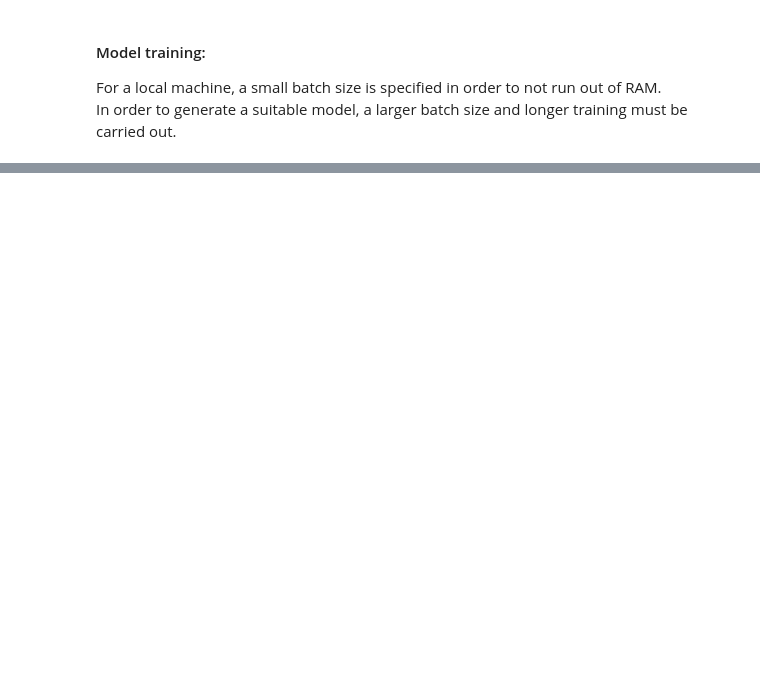
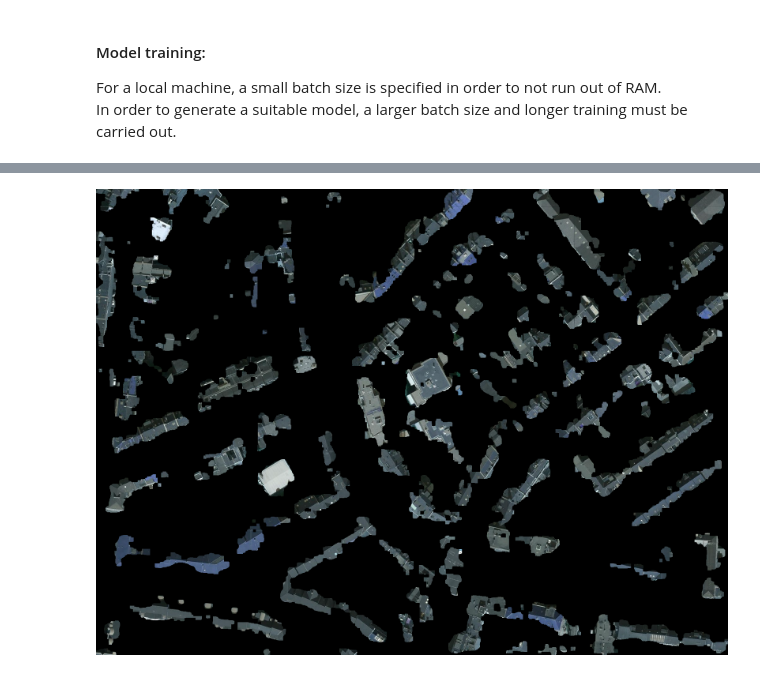
Before and after one commit to FZJ-IEK3-VSA/PASSION, a Jupyter notebook: notebooks/02_example_segmentation.ipynb, the cells around one changed output, grey strips where cells are left out. Saved outputs shown, nothing was run; the diff lists cells and outputs as text; code cells hidden in the pictures; blank space fills up the shorter version.

```diff
--- a/notebooks/02_example_segmentation.ipynb
+++ b/notebooks/02_example_segmentation.ipynb
@@ -53,0 +67,9 @@ passion.segmentation.prediction.postprocess_output = custom_postprocess
+# %%
+import PIL
+
+paths = list(output_path.glob('*.png'))
+img = PIL.Image.open(paths[0])
+
+img
+# %% [output]
+[figure, added]
```
Also changed, not shown: parts of 9 cells of this notebook, 4 other files.
